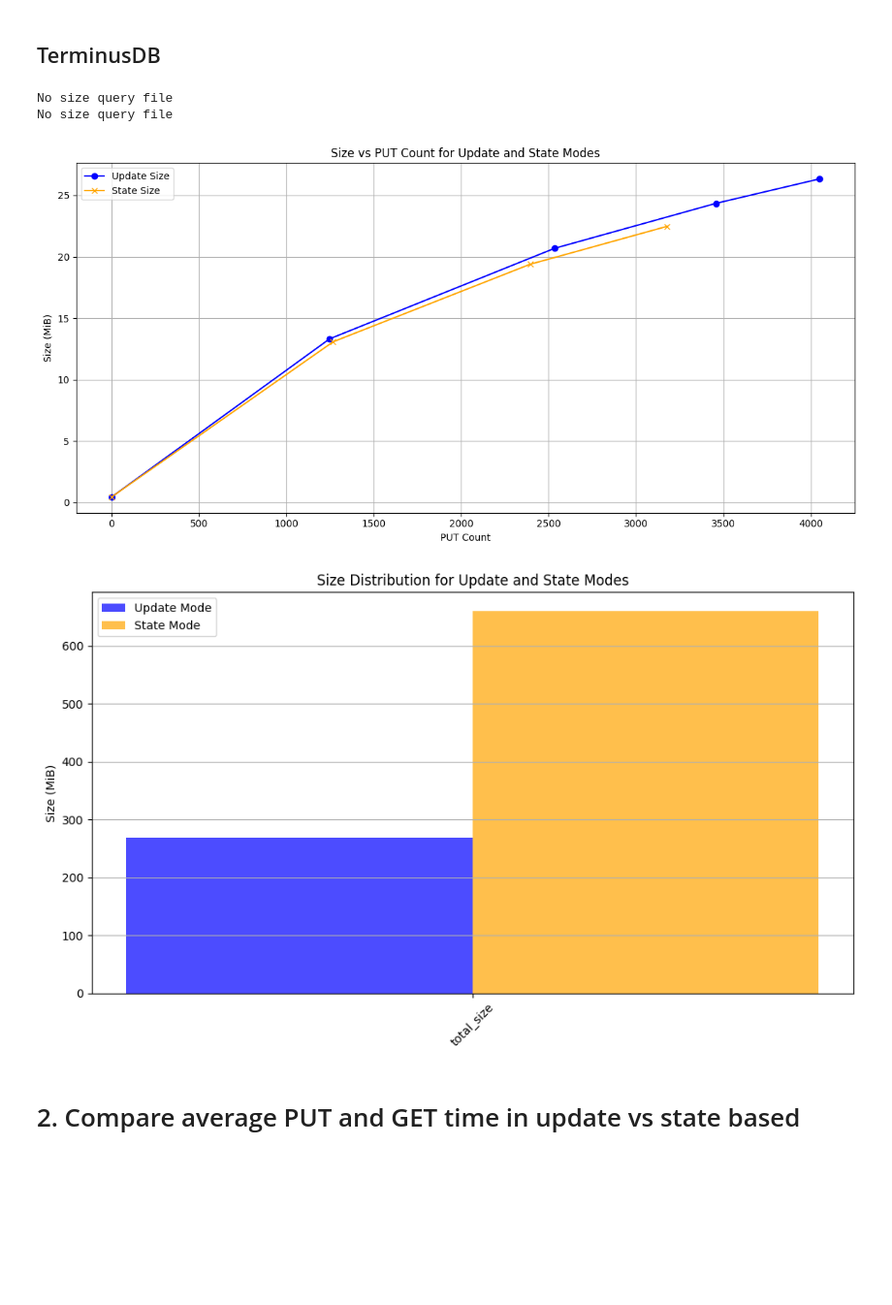
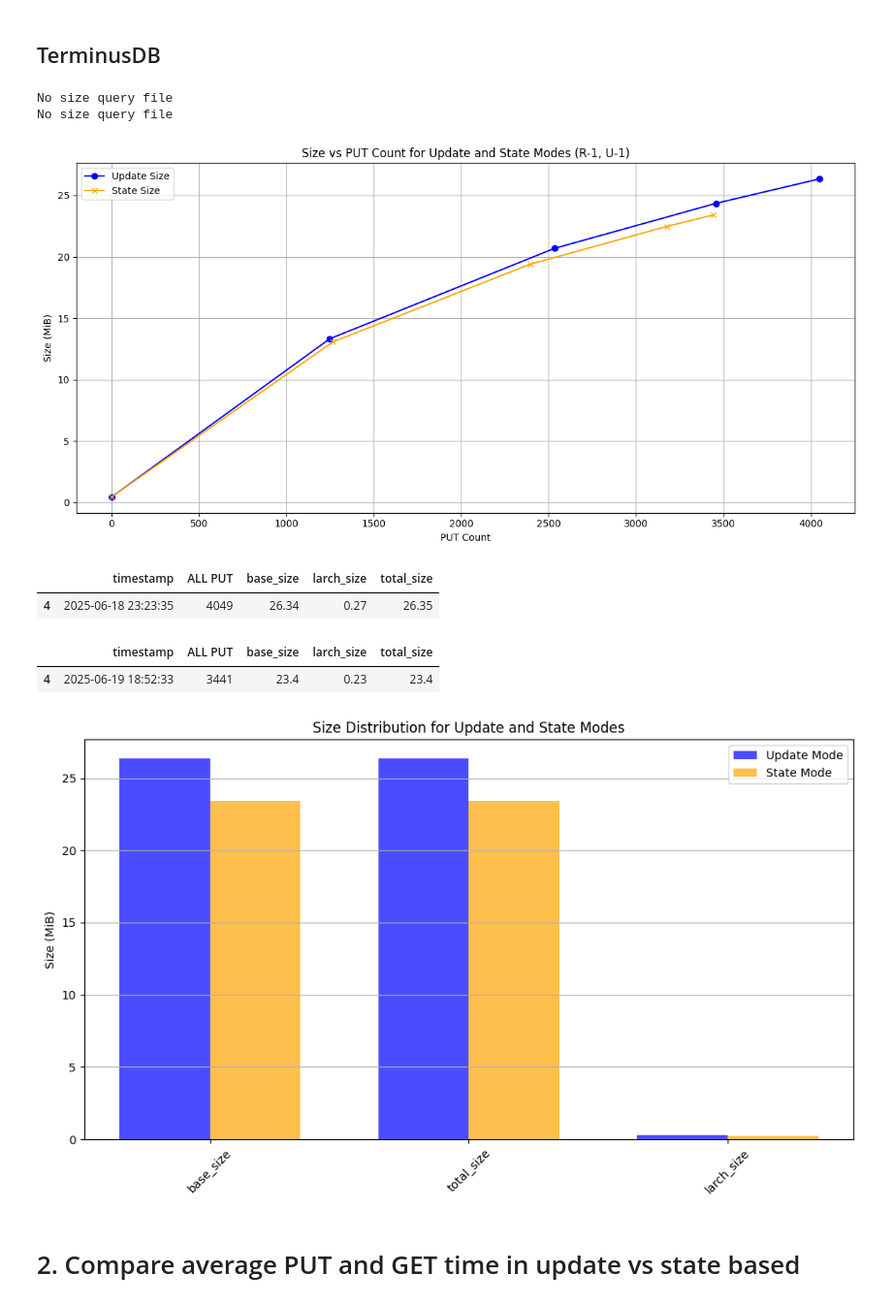
Before and after one commit to DinisSousa2003/api-kevel-mock, a Jupyter notebook: analysis.ipynb, the cells around one changed output. Shown at 97% size. Drawn from its saved outputs; the diff is of its cells as text; code cells hidden in the pictures; blank space fills up the shorter version.

```diff
--- a/analysis.ipynb
+++ b/analysis.ipynb
@@ -336,7 +347,7 @@ plt.plot(diff_data['ALL PUT'], diff_data['base_size'], label='Update Size', colo
 plt.plot(state_data['ALL PUT'], state_data['base_size'], label='State Size', color='orange', marker='x')
 plt.xlabel('PUT Count')
 plt.ylabel('Size (MiB)')
-plt.title('Size vs PUT Count for Update and State Modes')
+plt.title(f'Size vs PUT Count for Update and State Modes (R-{rate}, U-{users})')
 plt.legend()
 plt.grid()
 plt.tight_layout()
@@ -344,37 +355,43 @@ plt.show()
 # %% [output]
 No size query file
 No size query file
-[figure, old version]
+[figure, new version]
 # %%
-exclude = ['timestamp', 'ALL PUT']
-latest_diff = latest_diff.drop(labels=exclude, axis=1, errors='ignore')
-latest_state = latest_state.drop(labels=exclude, axis=1, errors='ignore')
+latest_diff = get_latest_data(diff_data)
+latest_state = get_latest_data(state_data)
 
 keep = [
     'base_size',
     'total_size',
     'larch_size',
 ]
+
+display(latest_diff)
+display(latest_state)
 
 latest_diff = latest_diff.filter(items=keep, axis=1)
 latest_state = latest_state.filter(items=keep, axis=1)
 
 fig, ax = plt.subplots(figsize=(10, 6))
 bar_width = 0.35
 x = range(len(latest_diff.columns))
 # Bar positions
 ax.bar(x, latest_diff.iloc[0], width=bar_width, label='Update Mode', color='blue', alpha=0.7)
 ax.bar([i + bar_width for i in x], latest_state.iloc[0], width=bar_width, label='State Mode', color='orange', alpha=0.7)
 ax.set_xticks([i + bar_width / 2 for i in x])
 ax.set_xticklabels(latest_diff.columns, rotation=45)
 ax.set_ylabel('Size (MiB)')
 ax.set_title('Size Distribution for Update and State Modes')
 ax.legend()
 ax.grid(axis='y')
 plt.tight_layout()
 plt.show()
 # %% [output]
+|  | timestamp | ALL PUT | base_size | larch_size | total_size |
+| 4 | 2025-06-18 23:23:35 | 4049 | 26.34 | 0.27 | 26.35 |
+|  | timestamp | ALL PUT | base_size | larch_size | total_size |
+| 4 | 2025-06-19 18:52:33 | 3441 | 23.4 | 0.23 | 23.4 |
-[figure, old version]
+[figure, new version]
 # %% [markdown]
 # 2. Compare average PUT and GET time in update vs state based
 # %%
```
Also changed, not shown: parts of 16 cells of this notebook, 12 other files.
